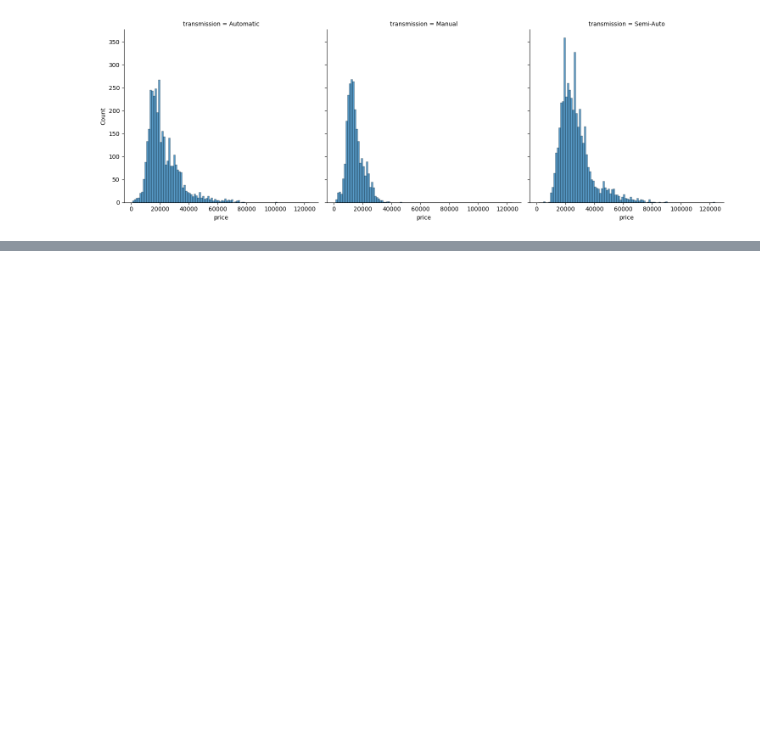
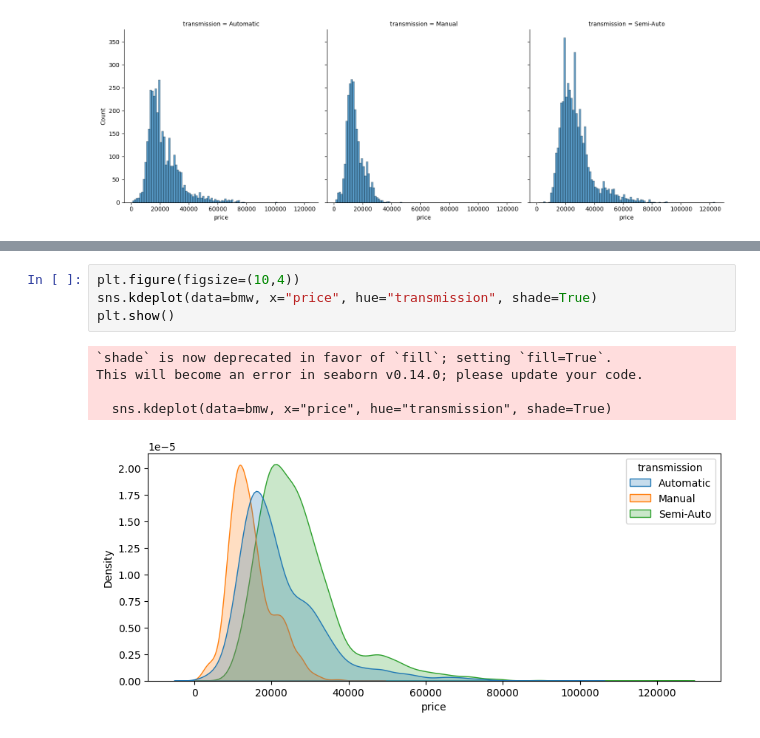
Before and after one commit to baxronovferuz1/DataScience_Np, a Jupyter notebook: Vizualization.ipynb, the cells around one changed output, grey strips where cells are left out. Saved outputs shown, nothing was run; the diff lists cells and outputs as text; blank space fills up the shorter version.

```diff
--- a/Vizualization.ipynb
+++ b/Vizualization.ipynb
@@ -455,0 +476,10 @@ plt.show()
+# %%
+plt.figure(figsize=(10,4))
+sns.kdeplot(data=bmw, x="price", hue="transmission", shade=True)
+plt.show()
+# %% [output]
+`shade` is now deprecated in favor of `fill`; setting `fill=True`.
+This will become an error in seaborn v0.14.0; please update your code.
+
+  sns.kdeplot(data=bmw, x="price", hue="transmission", shade=True)
+[figure, added]
```
Also changed, not shown: parts of 7 cells of this notebook.
